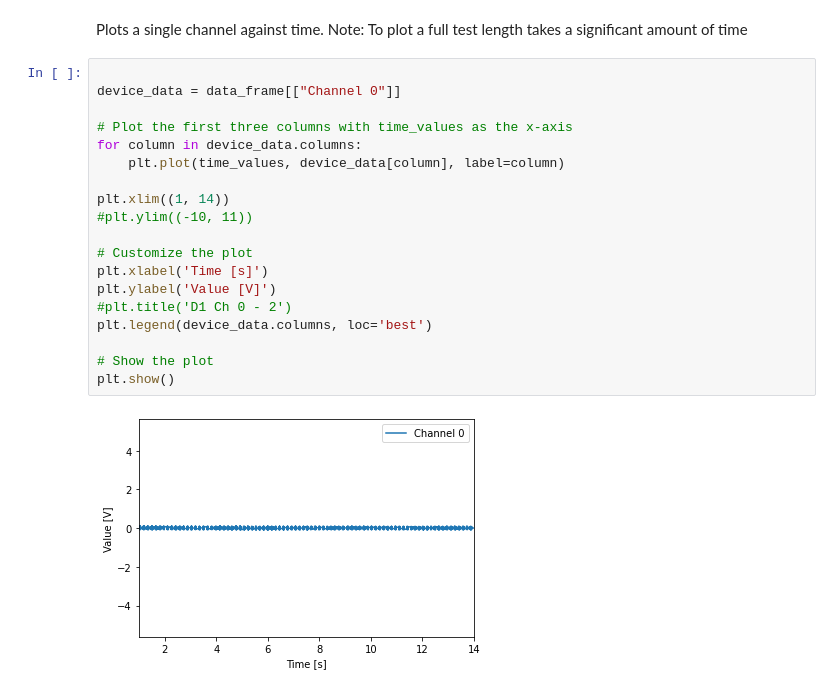
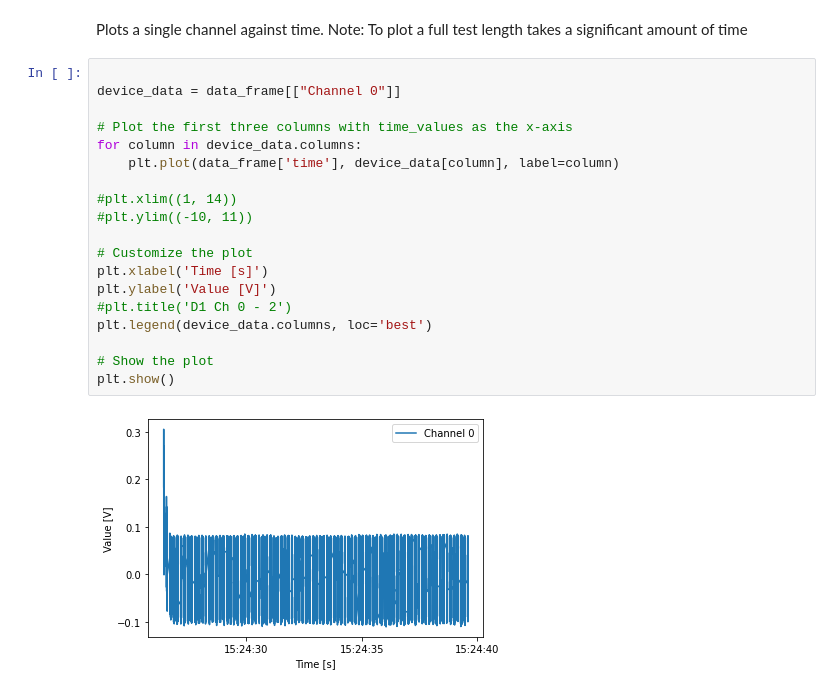
Before and after one commit to josmarcristello/Field-Test-Ferrier-2023, a Jupyter notebook: data processing/read_PI_data.ipynb, the cells around one changed output. Cells and saved outputs as stored; diff of their text form.

```diff
--- a/data processing/read_PI_data.ipynb
+++ b/data processing/read_PI_data.ipynb
@@ -148,24 +148,24 @@ Plots a single channel against time. Note: To plot a full test length takes a si
 # %%
 
 device_data = data_frame[["Channel 0"]]
 
 # Plot the first three columns with time_values as the x-axis
 for column in device_data.columns:
-    plt.plot(time_values, device_data[column], label=column)
+    plt.plot(data_frame['time'], device_data[column], label=column)
 
-plt.xlim((1, 14))
+#plt.xlim((1, 14))
 #plt.ylim((-10, 11))
 
 # Customize the plot
 plt.xlabel('Time [s]')
 plt.ylabel('Value [V]')
 #plt.title('D1 Ch 0 - 2')
 plt.legend(device_data.columns, loc='best')
 
 # Show the plot
 plt.show()
 # %% [output]
-[figure, old version]
+[figure, new version]
 # %%
 
 device_data = data_frame[["Channel 1"]]
```
Also changed, not shown: parts of 6 cells of this notebook, 5 other files.
